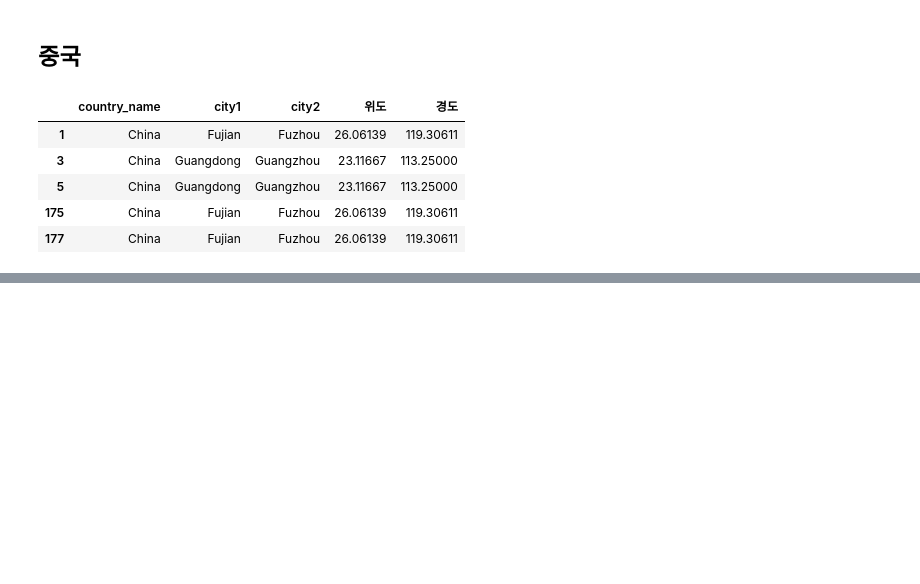
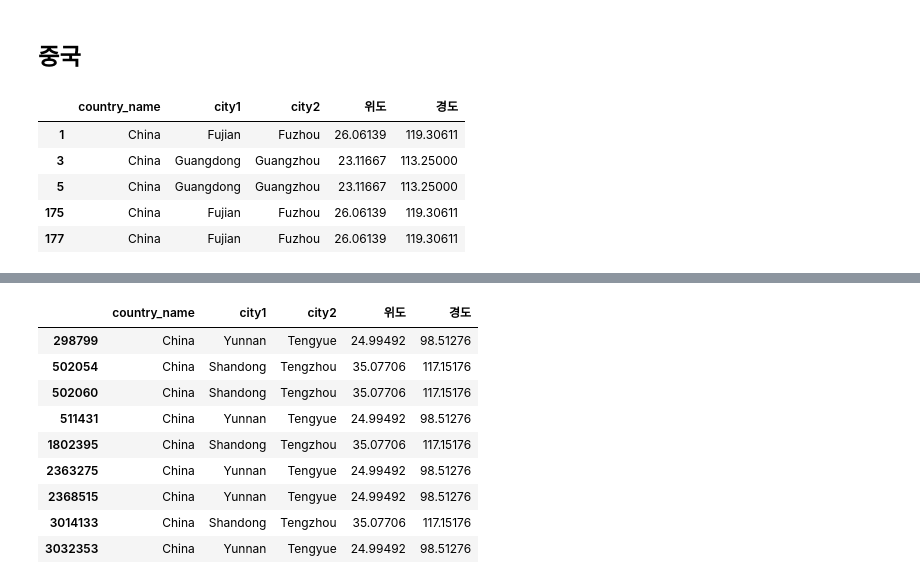
Before and after one commit to zeusryu0/kdt4_project, a Jupyter notebook: project2/code/위도경도구하기.ipynb, the cells around one changed output, grey strips where cells are left out. Saved outputs shown, nothing was run; the diff lists cells and outputs as text; code cells hidden in the pictures; blank space fills up the shorter version.

```diff
--- a/project2/code/위도경도구하기.ipynb
+++ b/project2/code/위도경도구하기.ipynb
@@ -203,0 +213,14 @@ map
+# %%
+# 영문이름 찾기
+df_china[df_china['city2'].str.contains('Ten')]
+# %% [output]
+|  | country_name | city1 | city2 | 위도 | 경도 |
+| 298799 | China | Yunnan | Tengyue | 24.99492 | 98.51276 |
+| 502054 | China | Shandong | Tengzhou | 35.07706 | 117.15176 |
+| 502060 | China | Shandong | Tengzhou | 35.07706 | 117.15176 |
+| 511431 | China | Yunnan | Tengyue | 24.99492 | 98.51276 |
+| 1802395 | China | Shandong | Tengzhou | 35.07706 | 117.15176 |
+| 2363275 | China | Yunnan | Tengyue | 24.99492 | 98.51276 |
+| 2368515 | China | Yunnan | Tengyue | 24.99492 | 98.51276 |
+| 3014133 | China | Shandong | Tengzhou | 35.07706 | 117.15176 |
+| 3032353 | China | Yunnan | Tengyue | 24.99492 | 98.51276 |
```
Also changed, not shown: parts of 28 cells of this notebook, 1 other file.
